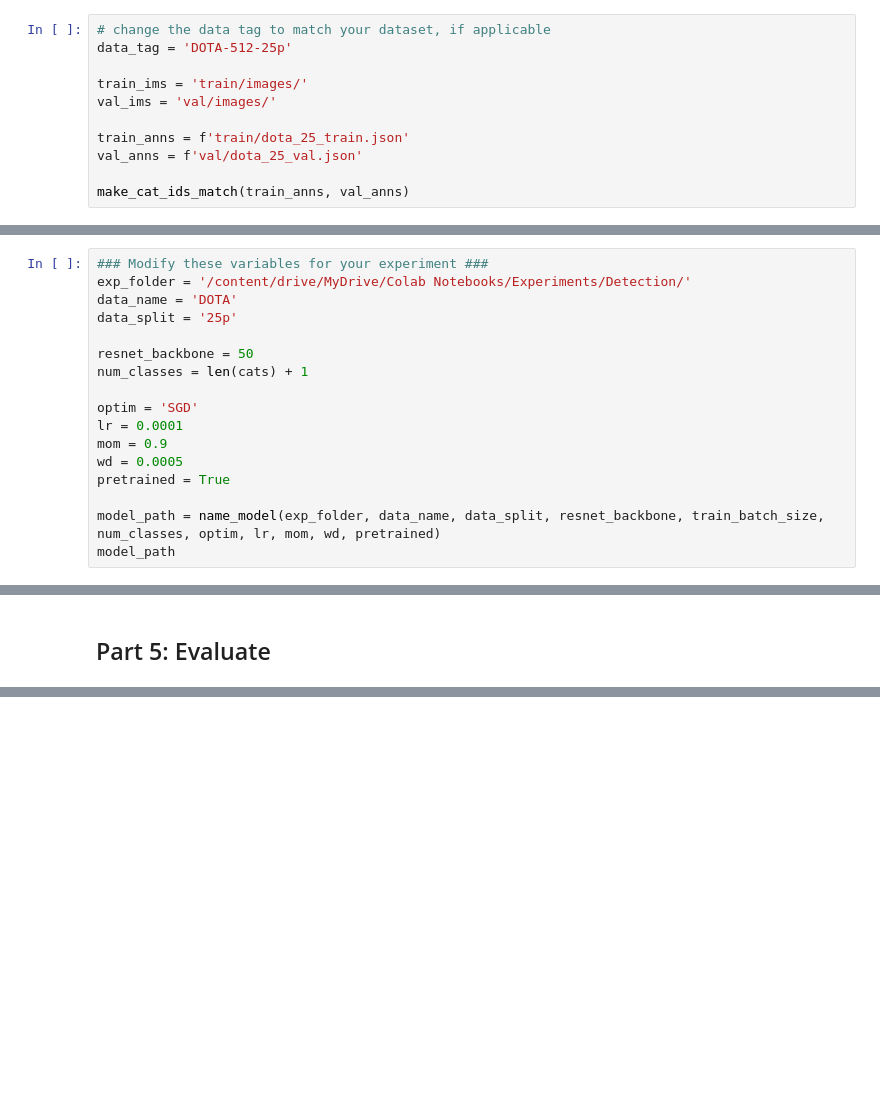
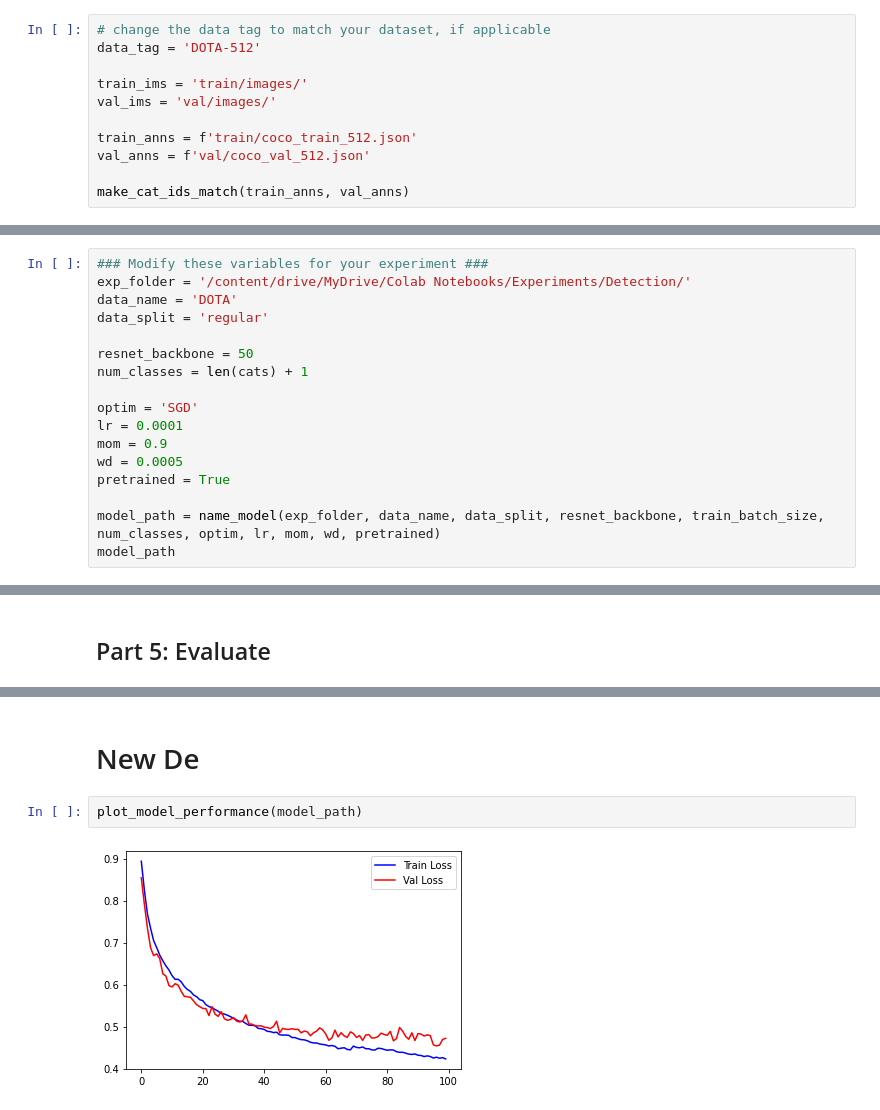
Before and after one commit to lawsonk16/Object-Detection, a Jupyter notebook: FasterRcnn.ipynb, the cells around one changed output, grey strips where cells are left out. Drawn from its saved outputs; the diff is of its cells as text; blank space fills up the shorter version.

```diff
--- a/FasterRcnn.ipynb
+++ b/FasterRcnn.ipynb
@@ -43,13 +46,13 @@ shutil.unpack_archive(data_zip_path.split('/')[-1])
 os.remove(data_zip_path.split('/')[-1])
 # %%
 # change the data tag to match your dataset, if applicable
-data_tag = 'DOTA-512-25p'
+data_tag = 'DOTA-512'
 
 train_ims = 'train/images/'
 val_ims = 'val/images/'
 
-train_anns = f'train/dota_25_train.json'
-val_anns = f'val/dota_25_val.json'
+train_anns = f'train/coco_train_512.json'
+val_anns = f'val/coco_val_512.json'
 
 make_cat_ids_match(train_anns, val_anns)
 # %%
@@ -84,7 +87,7 @@ cats = gt['categories']
 ### Modify these variables for your experiment ###
 exp_folder = '/content/drive/MyDrive/Colab Notebooks/Experiments/Detection/'
 data_name = 'DOTA'
-data_split = '25p'
+data_split = 'regular'
 
 resnet_backbone = 50
 num_classes = len(cats) + 1
@@ -207,0 +173,6 @@ display_random_gt_dt(5, val_anns, val_dt_path, val_ims, (10,10))
+# %% [markdown]
+# New De
+# %%
+plot_model_performance(model_path)
+# %% [output]
+[figure, added]
```
Also changed, not shown: parts of 10 cells of this notebook.
